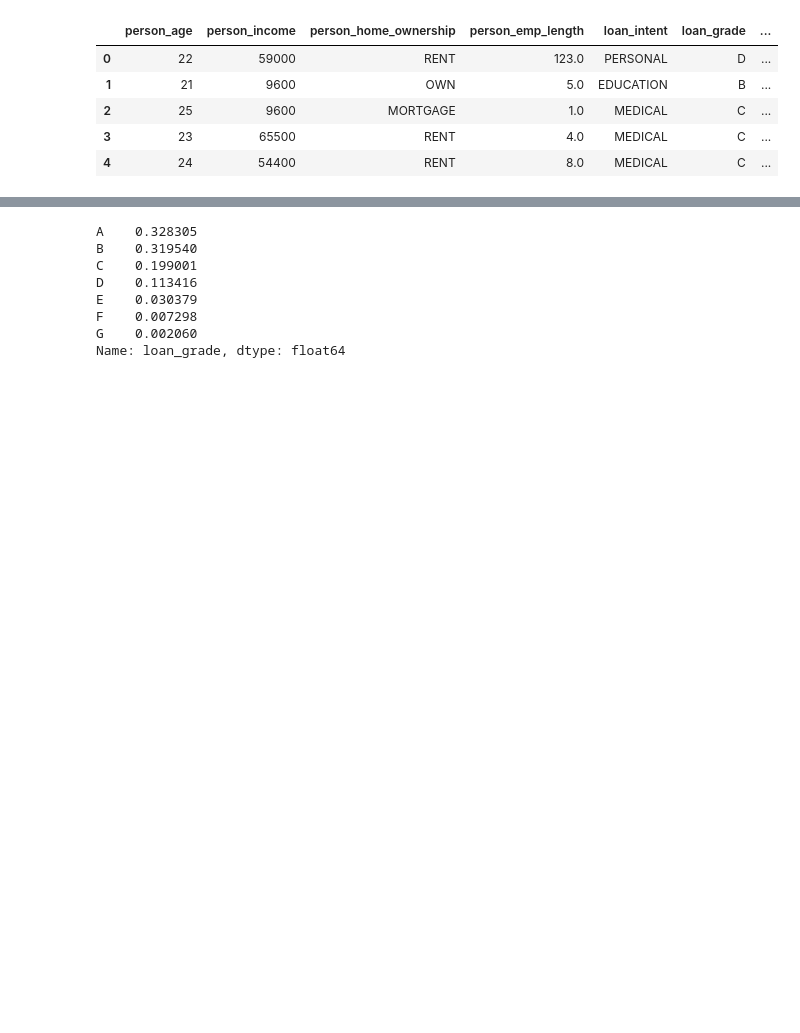
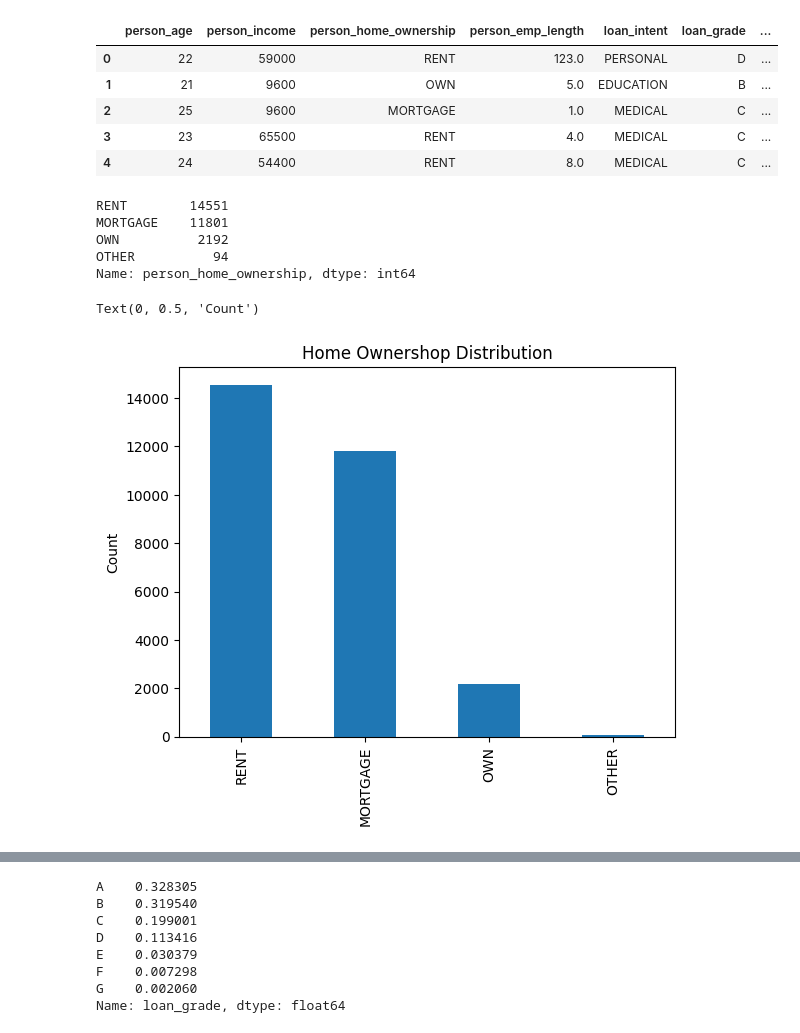
Before and after one commit to CarlosGG18/Credit-Risk-Analysis, a Jupyter notebook: Cleaning_EDA.ipynb, the cells around one changed output, grey strips where cells are left out. Drawn from its saved outputs; the diff is of its cells as text; code cells hidden in the pictures; blank space fills up the shorter version.

```diff
--- a/Cleaning_EDA.ipynb
+++ b/Cleaning_EDA.ipynb
@@ -103,3 +103,20 @@ df.head()
 | 2 | 25 | 9600 | MORTGAGE | 1.0 | MEDICAL | C | ... |
 | 3 | 23 | 65500 | RENT | 4.0 | MEDICAL | C | ... |
 | 4 | 24 | 54400 | RENT | 8.0 | MEDICAL | C | ... |
+# %%
+df['person_home_ownership'].value_counts()
+# %% [output]
+RENT        14551
+MORTGAGE    11801
+OWN          2192
+OTHER          94
+Name: person_home_ownership, dtype: int64
+# %%
+person_home_df = df['person_home_ownership'].value_counts()
+person_home_df.plot(kind='bar')
+plt.title('Home Ownershop Distribution')
+plt.ylabel('Count')
+plt.xlabel('Ownership')
+# %% [output]
+Text(0, 0.5, 'Count')
+[figure, added]
```
Also changed, not shown: parts of 16 cells of this notebook.
